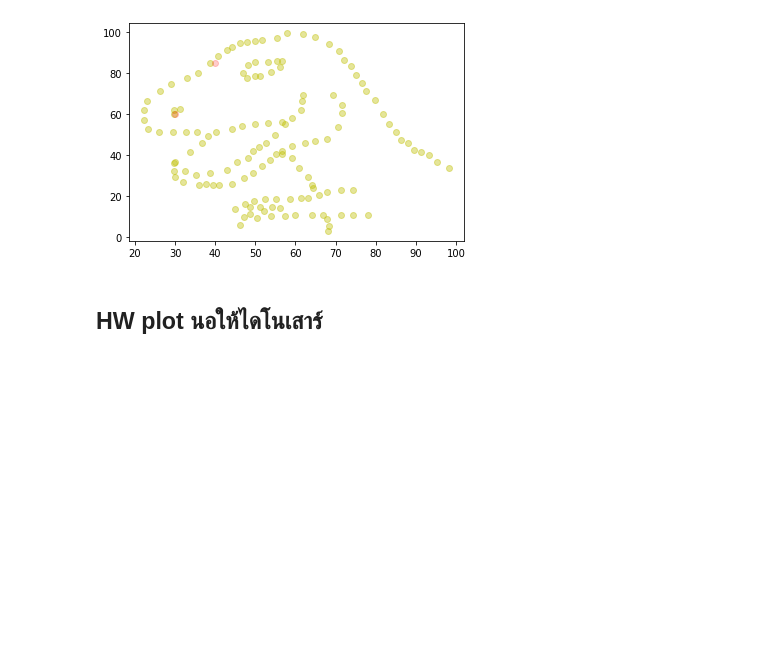
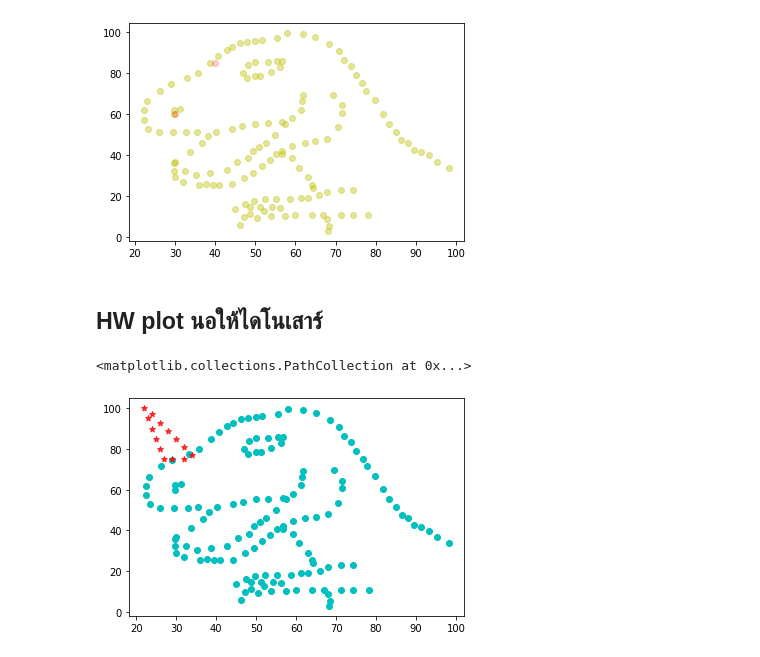
Before and after one commit to Adibank/DPDM, a Jupyter notebook: Data102.ipynb, the cells around one changed output. Cells and saved outputs as stored; diff of their text form; code cells hidden in the pictures; blank space fills up the shorter version.

```diff
--- a/Data102.ipynb
+++ b/Data102.ipynb
@@ -181,3 +181,9 @@ plt.scatter([30,40],[60,85],alpha=0.2,c='r')
 [figure]
 # %% [markdown]
 ## HW plot นอให้ไดโนเสาร์
+# %%
+plt.scatter(data['x'],data['y'],c='c')
+plt.scatter([27,26,25,24,23,22,24,26,28,30,32,34,32,29],[75,80,85,90,95,100,97,93,89,85,81,77,75,75],marker='*',alpha=0.8,c='r')
+# %% [output]
+<matplotlib.collections.PathCollection at 0x...>
+[figure, added]
```
